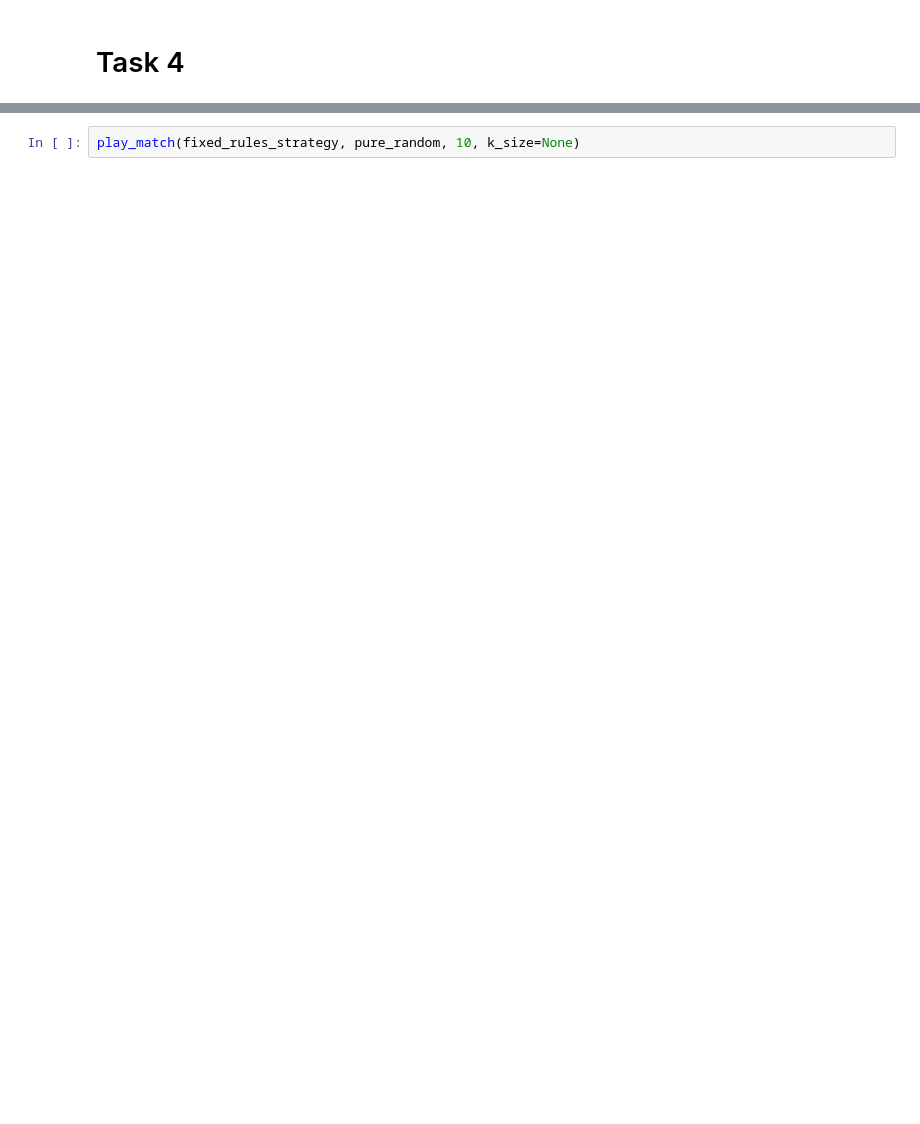
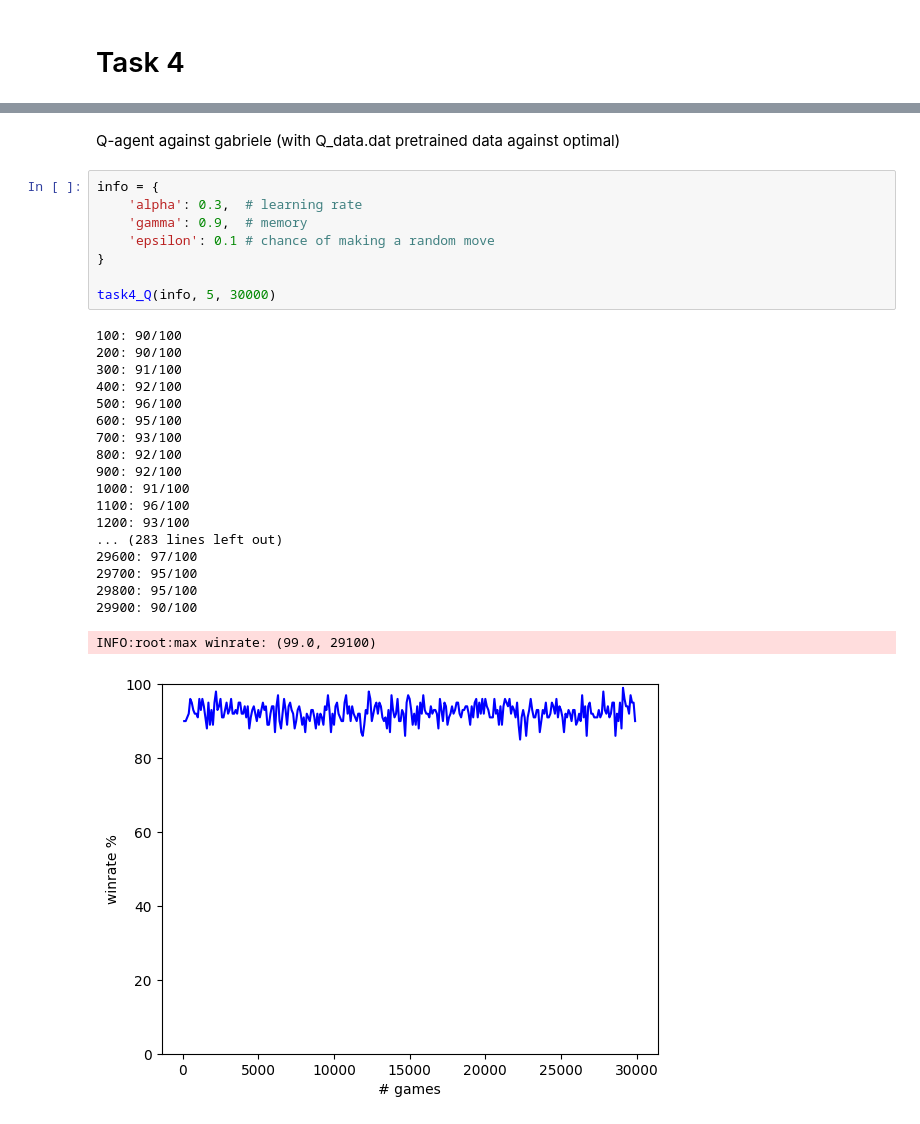
Before and after one commit to Peipi98/computational_intelligence, a Jupyter notebook: lab3/lab3_nim.ipynb, the cells around one changed output, grey strips where cells are left out. Drawn from its saved outputs; the diff is of its cells as text; blank space fills up the shorter version.

```diff
--- a/lab3/lab3_nim.ipynb
+++ b/lab3/lab3_nim.ipynb
@@ -177,2 +195,30 @@ max winrate:  (84.0, 28100)
-# %%
-play_match(fixed_rules_strategy, pure_random, 10, k_size=None)
+# %% [markdown]
+Q-agent against gabriele (with Q_data.dat pretrained data against optimal)
+# %%
+info = {
+    'alpha': 0.3,  # learning rate
+    'gamma': 0.9,  # memory
+    'epsilon': 0.1 # chance of making a random move
+}
+
+task4_Q(info, 5, 30000)
+# %% [output]
+100: 90/100
+200: 90/100
+300: 91/100
+400: 92/100
+500: 96/100
+600: 95/100
+700: 93/100
+800: 92/100
+900: 92/100
+1000: 91/100
+1100: 96/100
+1200: 93/100
+... (283 lines left out)
+29600: 97/100
+29700: 95/100
+29800: 95/100
+29900: 90/100
+INFO:root:max winrate: (99.0, 29100)
+[figure, added]
```
Also changed, not shown: parts of 11 cells of this notebook, 4 other files.
